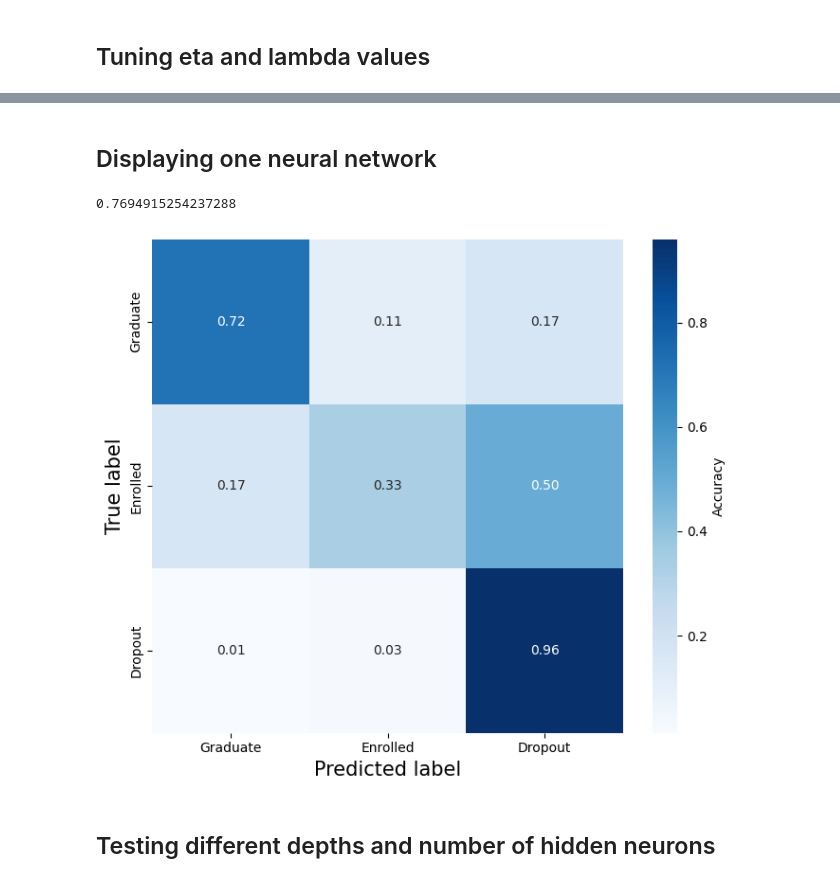
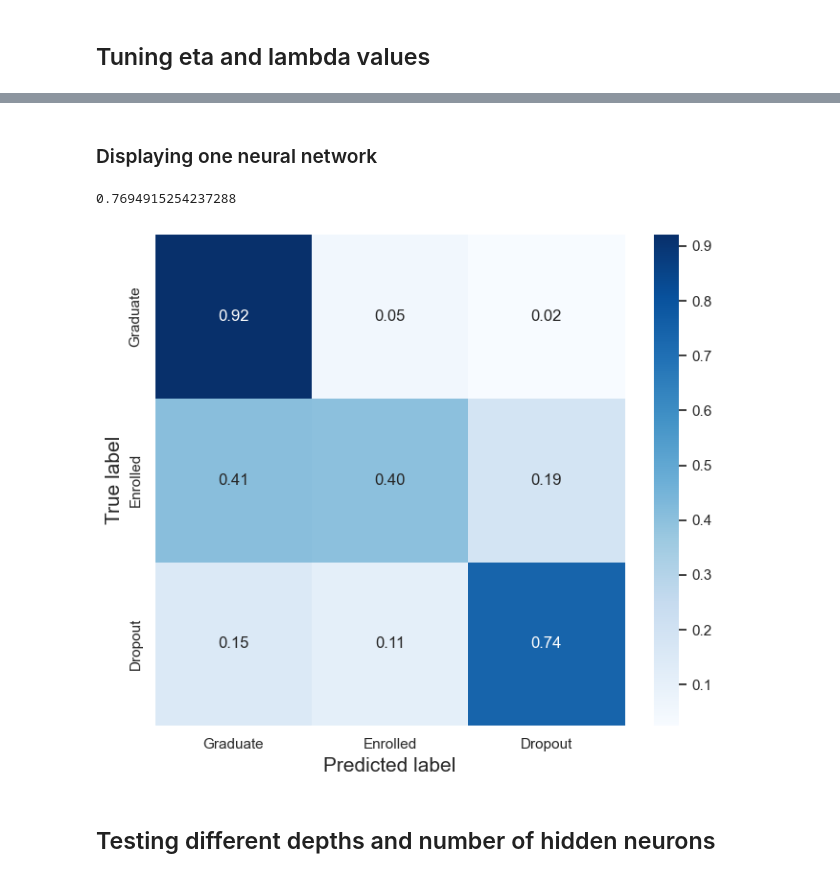
Before and after one commit to m-nader/FYS-STK4155-group14, a Jupyter notebook: project_3/Code/nn.ipynb, the cells around one changed output, grey strips where cells are left out. Cells and saved outputs as stored; diff of their text form; code cells hidden in the pictures.

```diff
--- a/project_3/Code/nn.ipynb
+++ b/project_3/Code/nn.ipynb
@@ -88,21 +90,21 @@ X_train, X_test, y_train, y_test = train_test_split(X, y, test_size=0.2, random_
 # %% [markdown]
 ## Tuning eta and lambda values
 # %%
-# eta_vals = np.logspace(-5, 1, 7)
-# lmbd_vals = np.logspace(-5, 1, 7)
-# DNN_scikit = np.zeros((len(eta_vals), len(lmbd_vals)), dtype=object)
-# epochs = 100
-# n_hidden_neurons = (200)
+eta_vals = np.logspace(-5, 1, 7)
+lmbd_vals = np.logspace(-5, 1, 7)
+DNN_scikit = np.zeros((len(eta_vals), len(lmbd_vals)), dtype=object)
+epochs = 100
+n_hidden_neurons = (200)
 
-# for i, eta in enumerate(eta_vals):
-#     for j, lmbd in enumerate(lmbd_vals):
-#         dnn = MLPClassifier(hidden_layer_sizes=n_hidden_neurons, activation='relu',
-#                             alpha=lmbd, learning_rate_init=eta, max_iter=epochs)
-#         dnn.fit(X_train, y_train)
+for i, eta in enumerate(eta_vals):
+    for j, lmbd in enumerate(lmbd_vals):
+        dnn = MLPClassifier(hidden_layer_sizes=n_hidden_neurons, activation='relu',
+                            alpha=lmbd, learning_rate_init=eta, max_iter=epochs, random_state=42)
+        dnn.fit(X_train, y_train)
 
-#         DNN_scikit[i][j] = dnn
+        DNN_scikit[i][j] = dnn
 
-#         print("Learning rate  = ", eta)
-#         print("Lambda = ", lmbd)
-#         print("Accuracy score on test set: ", dnn.score(X_test, y_test))
-#         print()
+        print("Learning rate  = ", eta)
+        print("Lambda = ", lmbd)
+        print("Accuracy score on test set: ", dnn.score(X_test, y_test))
+        print()
@@ -152,5 +213,8 @@ X_train, X_test, y_train, y_test = train_test_split(X, y, test_size=0.2, random_
 # %% [markdown]
-## Displaying one neural network
+### Displaying one neural network
+# %%
+eta = 1e-4
+lmbd = 1e-03
 # %%
 # eta = eta_vals[2]
 # lmbd = lmbd_vals[5]
@@ -171,23 +234,26 @@ accuracy_score(y_pred, y_test)
 # %% [output]
 0.7694915254237288
 # %%
+target_names = ['Graduate', 'Enrolled', 'Dropout']
+cm = confusion_matrix(y_test, y_pred, labels=target_names)
 
-cm = confusion_matrix(y_test, y_pred)
 
-target_names = ['Graduate', 'Enrolled', 'Dropout']
 
 cm_norm = cm.astype(float) / cm.sum(axis=1, keepdims=True)
+
+df_cm = pd.DataFrame(cm_norm, index=target_names, columns=target_names)
+
 plt.figure(figsize=(7, 6))
-sns.heatmap(cm_norm, annot=True, fmt=".2f", cmap="Blues",
+sns.heatmap(df_cm, annot=True, fmt=".2f", cmap="Blues",
             xticklabels=target_names,
-            yticklabels=target_names, cbar_kws={'label':'Accuracy'})
+            yticklabels=target_names)
 plt.xlabel("Predicted label", fontsize=15)
 plt.ylabel("True label", fontsize=15)
 plt.tight_layout()
 #plt.savefig('../Figures/Fashion_MNIST_confusion_matrix.png', dpi=300, bbox_inches='tight')
 plt.show()
 # %% [output]
-[figure, old version]
+[figure, new version]
 # %% [markdown]
 ## Testing different depths and number of hidden neurons
 # %%
```
Also changed, not shown: parts of 16 cells of this notebook, 2 other files.
